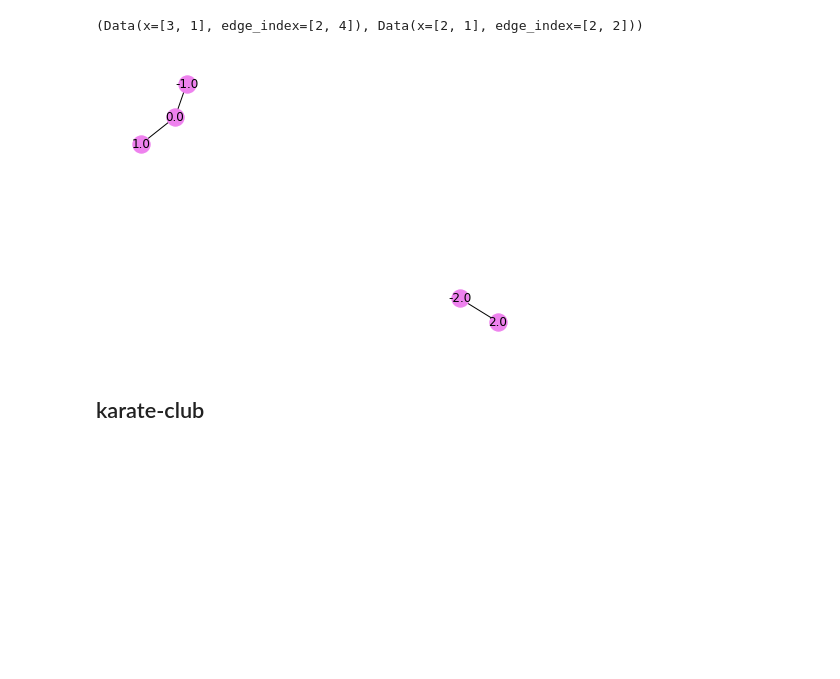
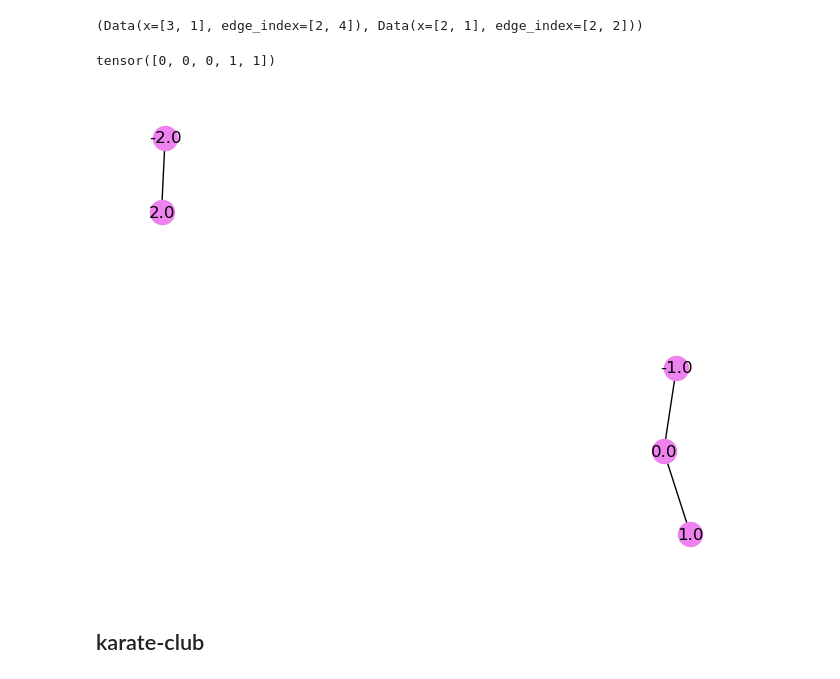
Before and after one commit to zademn/netsci-labs, a Jupyter notebook: Lab6-DL-intro/pyg_intro.ipynb, the cells around one changed output. Cells and saved outputs as stored; diff of their text form; code cells hidden in the pictures; blank space fills up the shorter version.

```diff
--- a/Lab6-DL-intro/pyg_intro.ipynb
+++ b/Lab6-DL-intro/pyg_intro.ipynb
@@ -86,10 +90,6 @@ nx.draw(G, with_labels = True, labels = {u: x.item() for u, x in zip(G.nodes, da
 # %% [markdown]
 Note that `edge_index`, i.e. the tensor defining the source and target nodes of all edges, is not a list of index tuples. If you want to write your indices this way, you should transpose and call contiguous on it before passing them to the data constructor:
 # %%
-edge_index = torch.tensor([[0, 1],
-                          [1, 0],
-                          [1, 2],
-                          [2, 1]], dtype = torch.long
-                         )
-data = Data(x = x, edge_index = edge_index.t().contiguous())
+edge_index = torch.tensor([[0, 1], [1, 0], [1, 2], [2, 1]], dtype=torch.long)
+data = Data(x=x, edge_index=edge_index.t().contiguous())
 # %%
@@ -109,10 +109,11 @@ tensor([[-1.],
 # %%
-edge_index2 = torch.tensor([[0, 1],
-                          [1, 0]], dtype = torch.long)
-x2 = torch.tensor([[-2], [2]], dtype = torch.float)
-data2 = Data(x = x2, edge_index=edge_index2)
+edge_index2 = torch.tensor([[0, 1], [1, 0]], dtype=torch.long)
+x2 = torch.tensor([[-2], [2]], dtype=torch.float)
+data2 = Data(x=x2, edge_index=edge_index2)
 # %%
-dataloader = DataLoader([data, data2], batch_size=2) # Use dataloader like in simple torch
+dataloader = DataLoader(
+    [data, data2], batch_size=2
+)  # Use dataloader like in pytorch
 # %%
 batch = next(iter(dataloader))
 print(batch)
@@ -124,11 +127,22 @@ True
 batch[0], batch[1]
 # %% [output]
 (Data(x=[3, 1], edge_index=[2, 4]), Data(x=[2, 1], edge_index=[2, 2]))
+# %%
+# The .batch attribute contains the batch index for each node
+batch.batch
+# %% [output]
+tensor([0, 0, 0, 1, 1])
 # %%
 G = to_networkx(batch, to_undirected=True)
-nx.draw(G, with_labels = True, labels = {u: x.item() for u, x in zip(G.nodes, batch.x)}, node_size = 300, node_color = 'violet')
+nx.draw(
+    G,
+    with_labels=True,
+    labels={u: x.item() for u, x in zip(G.nodes, batch.x)},
+    node_size=300,
+    node_color="violet",
+)
 # %% [output]
-[figure, old version]
+[figure, new version]
 # %% [markdown]
 ## karate-club
 # %%
```
Also changed, not shown: parts of 30 cells of this notebook, 2 other files.
